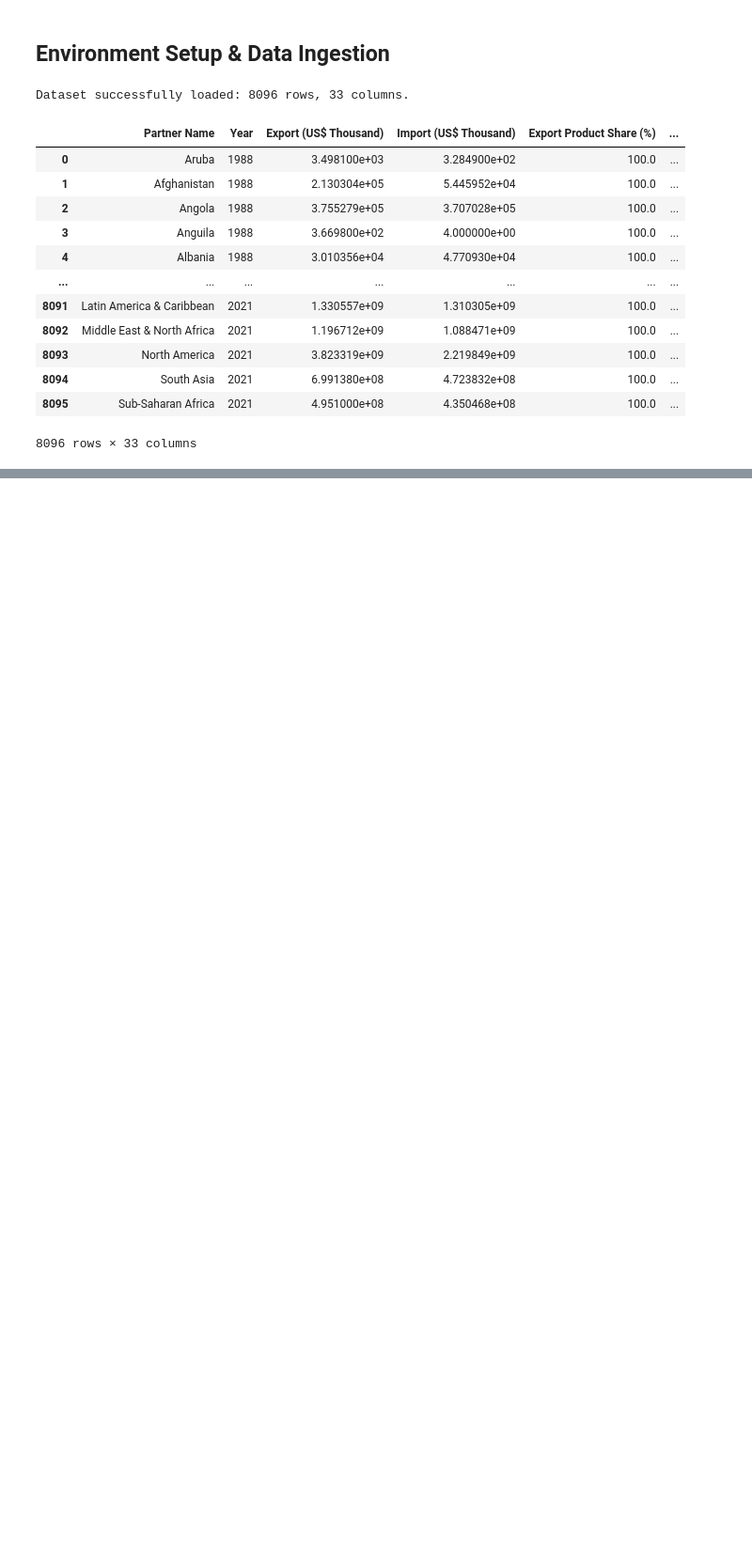
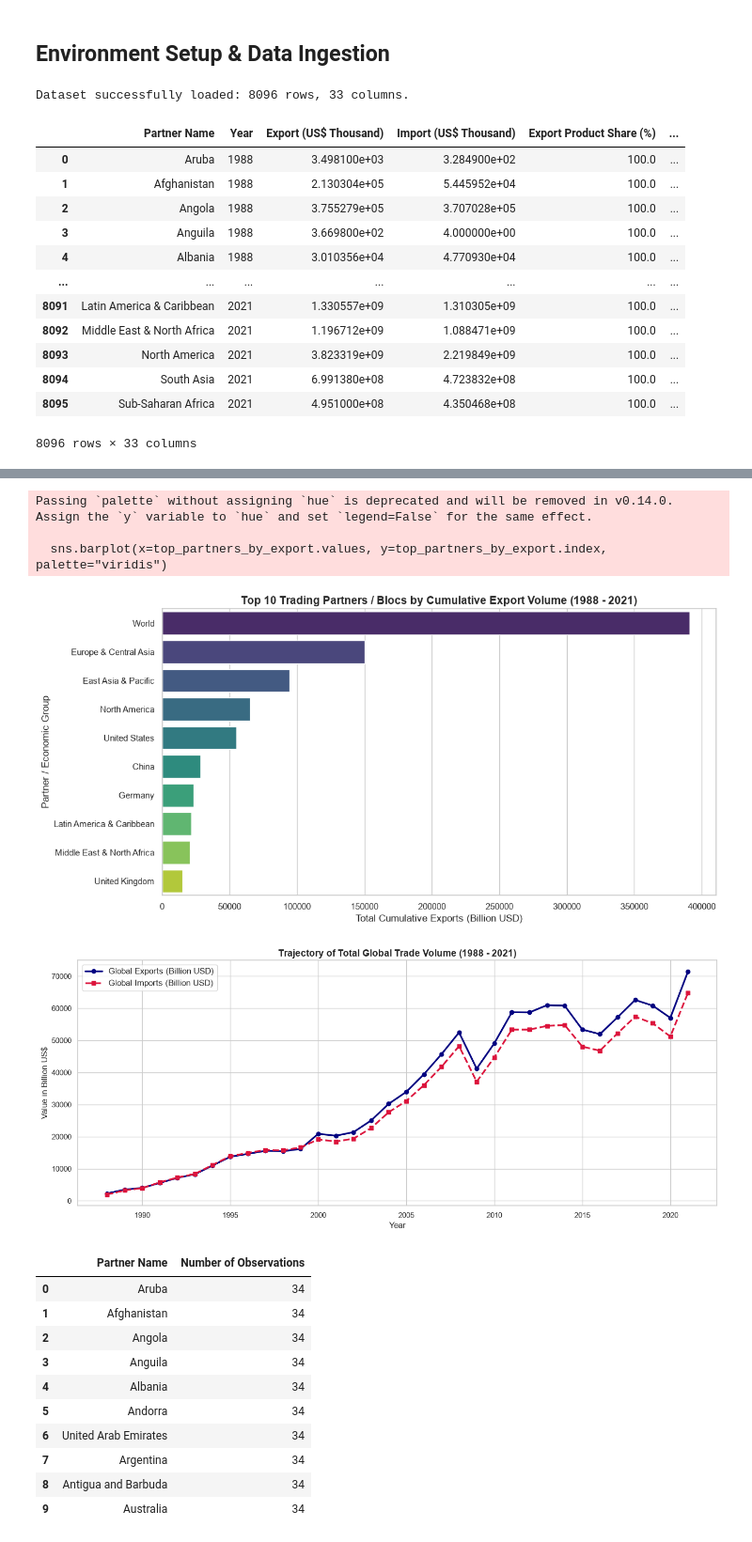
Before and after one commit to Smswad/34_years_world_export_import_dataset, a Jupyter notebook: dataset_exploration_initial_analysis.ipynb, the cells around one changed output, grey strips where cells are left out. Shown at 94% size. Drawn from its saved outputs; the diff is of its cells as text; code cells hidden in the pictures; blank space fills up the shorter version.

```diff
--- a/dataset_exploration_initial_analysis.ipynb
+++ b/dataset_exploration_initial_analysis.ipynb
@@ -160,0 +319,63 @@ df.info()
+# %%
+# ==============================================================================
+# Task 4: Categorical Variable Analysis
+# Contributor: Group 7
+# Description: Frequency tables, volume aggregation, bar charts, and imbalance analysis
+# ==============================================================================
+
+# 1. Partner frequency and top trade volume aggregations
+top_partners_by_export = (
+    df.groupby("Partner Name")["Export (US$ Thousand)"]
+    .sum()
+    .sort_values(ascending=False)
+    .head(10)
+    / 1e6 # Convert to Billions of USD
+)
+
+# 2. Plotting Top 10 Trading Partners by Total Export Value
+plt.figure(figsize=(12, 6))
+sns.barplot(x=top_partners_by_export.values, y=top_partners_by_export.index, palette="viridis")
+plt.title("Top 10 Trading Partners / Blocs by Cumulative Export Volume (1988 - 2021)", fontsize=14, fontweight="bold")
+plt.xlabel("Total Cumulative Exports (Billion USD)", fontsize=12)
+plt.ylabel("Partner / Economic Group", fontsize=12)
+plt.tight_layout()
+plt.show()
+
+# 3. Global Trade Expansion Over Time (Year-by-Year Aggregation)
+annual_trade = (
+    df.groupby("Year")[["Export (US$ Thousand)", "Import (US$ Thousand)"]]
+    .sum()
+    / 1e6 # Convert to Billions of USD
+)
+
+plt.figure(figsize=(14, 6))
+plt.plot(annual_trade.index, annual_trade["Export (US$ Thousand)"], marker="o", color="navy", label="Global Exports (Billion USD)", linewidth=2.5)
+plt.plot(annual_trade.index, annual_trade["Import (US$ Thousand)"], marker="s", color="crimson", linestyle="--", label="Global Imports (Billion USD)", linewidth=2.5)
+plt.title("Trajectory of Total Global Trade Volume (1988 - 2021)", fontsize=14, fontweight="bold")
+plt.xlabel("Year", fontsize=12)
+plt.ylabel("Value in Billion US$", fontsize=12)
+plt.legend(fontsize=12)
+plt.tight_layout()
+plt.show()
+
+# 4. Display Frequency Table of Top 10 Partners by Record Count
+partner_counts = df["Partner Name"].value_counts().head(10).reset_index()
+partner_counts.columns = ["Partner Name", "Number of Observations"]
+display(partner_counts)
+# %% [output]
+Passing `palette` without assigning `hue` is deprecated and will be removed in v0.14.0. Assign the `y` variable to `hue` and set `legend=False` for the same effect.
+
+  sns.barplot(x=top_partners_by_export.values, y=top_partners_by_export.index, palette="viridis")
+[figure, added]
+[figure, added]
+|  | Partner Name | Number of Observations |
+| 0 | Aruba | 34 |
+| 1 | Afghanistan | 34 |
+| 2 | Angola | 34 |
+| 3 | Anguila | 34 |
+| 4 | Albania | 34 |
+| 5 | Andorra | 34 |
+| 6 | United Arab Emirates | 34 |
+| 7 | Argentina | 34 |
+| 8 | Antigua and Barbuda | 34 |
+| 9 | Australia | 34 |
```
Also changed, not shown: parts of 29 cells of this notebook.
